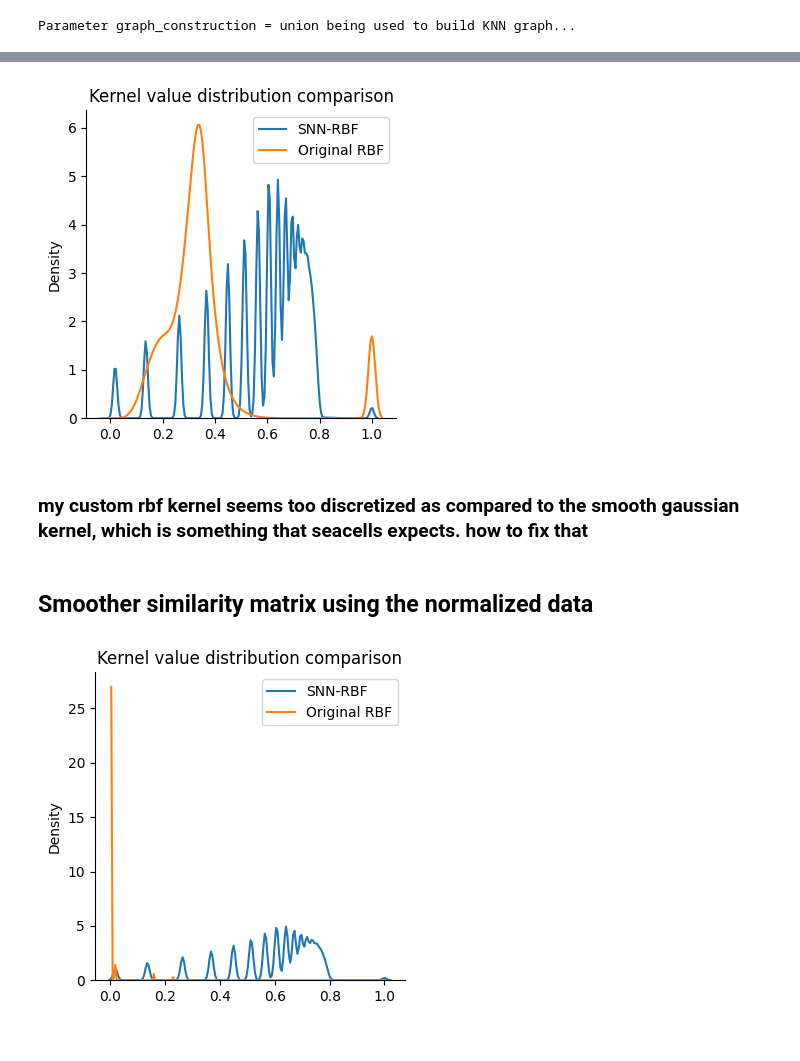
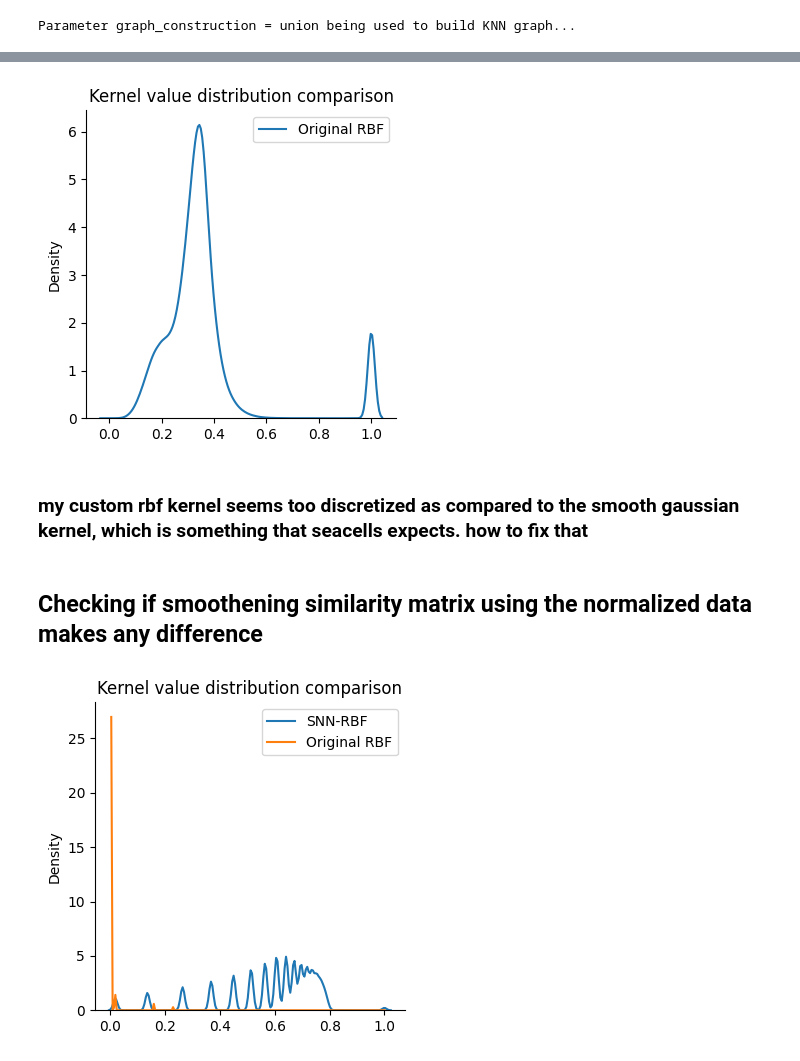
Before and after one commit to anushka-220/Undergraduate-Project, a Jupyter notebook: Approaches/seacells_on_snn.ipynb, the cells around one changed output, grey strips where cells are left out. Drawn from its saved outputs; the diff is of its cells as text; code cells hidden in the pictures.

Commit message:
Approaches modified

```diff
--- a/Approaches/seacells_on_snn.ipynb
+++ b/Approaches/seacells_on_snn.ipynb
@@ -200,4 +283,0 @@ sparse.save_npz(save_path, snn_combined)
-# %%
-from scipy import sparse
-
-snn_combined = sparse.load_npz("/Users/anushka/Documents/Undergraduate-Project/Approaches/snn_combined_matrix.npz")
@@ -203,0 +301,3 @@ snn_combined = sparse.load_npz("/Users/anushka/Documents/Undergraduate-Project/A
+# %%
+snn_combined_avg = (snn_envi_avg+ snn_covet_avg) / 2
+print(snn_combined)
@@ -205,4 +338,3 @@ snn_combined = sparse.load_npz("/Users/anushka/Documents/Undergraduate-Project/A
 ### Adding the snn combined to obsp of the adata so as to use it in the package directly
 # %%
 adata.obsp["snn_graph"] = snn_combined
-adata.obsp["snn_graph_normalized"]= normalized_snn
@@ -271,5 +393,5 @@ def snn_rbf_kernel(adata,  graph_construction="union"):
         M = similarity_matrix.tocsr()
         return M
 # %%
-similarity_matrix= snn_rbf_kernel(adata, snn_combined)
+similarity_matrix= snn_rbf_kernel(adata, snn_combined_avg)
 # %% [markdown]
@@ -390,18 +545,17 @@ Parameter graph_construction = union being used to build KNN graph...
 # %%
 import seaborn as sns
 import matplotlib.pyplot as plt
 
-sns.kdeplot(similarity_matrix.data, label="SNN-RBF")
 sns.kdeplot(similarity_matrix_rbf.data, label="Original RBF")
 plt.legend()
 plt.title("Kernel value distribution comparison")
 plt.show()
 # %% [output]
-[figure, old version]
+[figure, new version]
 # %% [markdown]
 ### my custom rbf kernel seems too discretized as compared to the smooth gaussian kernel, which is something that seacells expects. how to fix that
 # %% [markdown]
-## Smoother similarity matrix using the normalized data
+## Checking if smoothening similarity matrix using the normalized data makes any difference
 # %%
 # optimization
 # for parallelizing stuff
```
Also changed, not shown: parts of 89 cells of this notebook, 4 other files.
